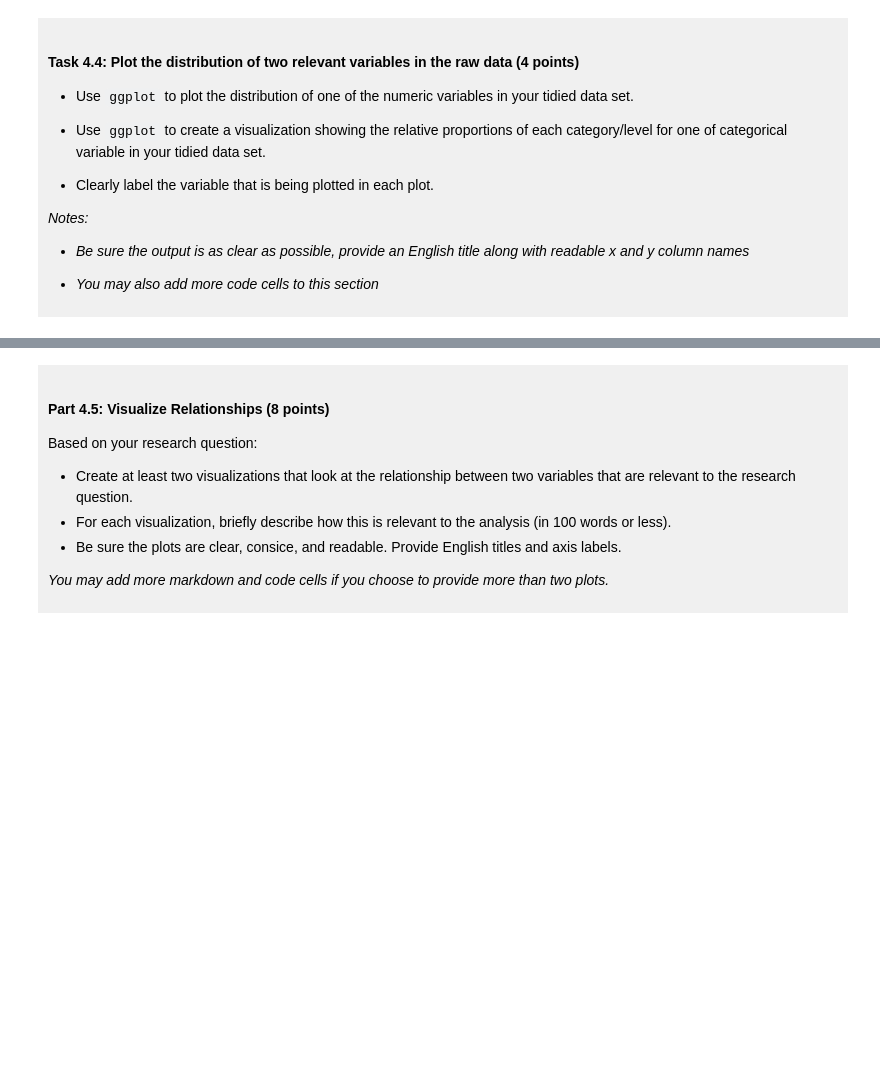
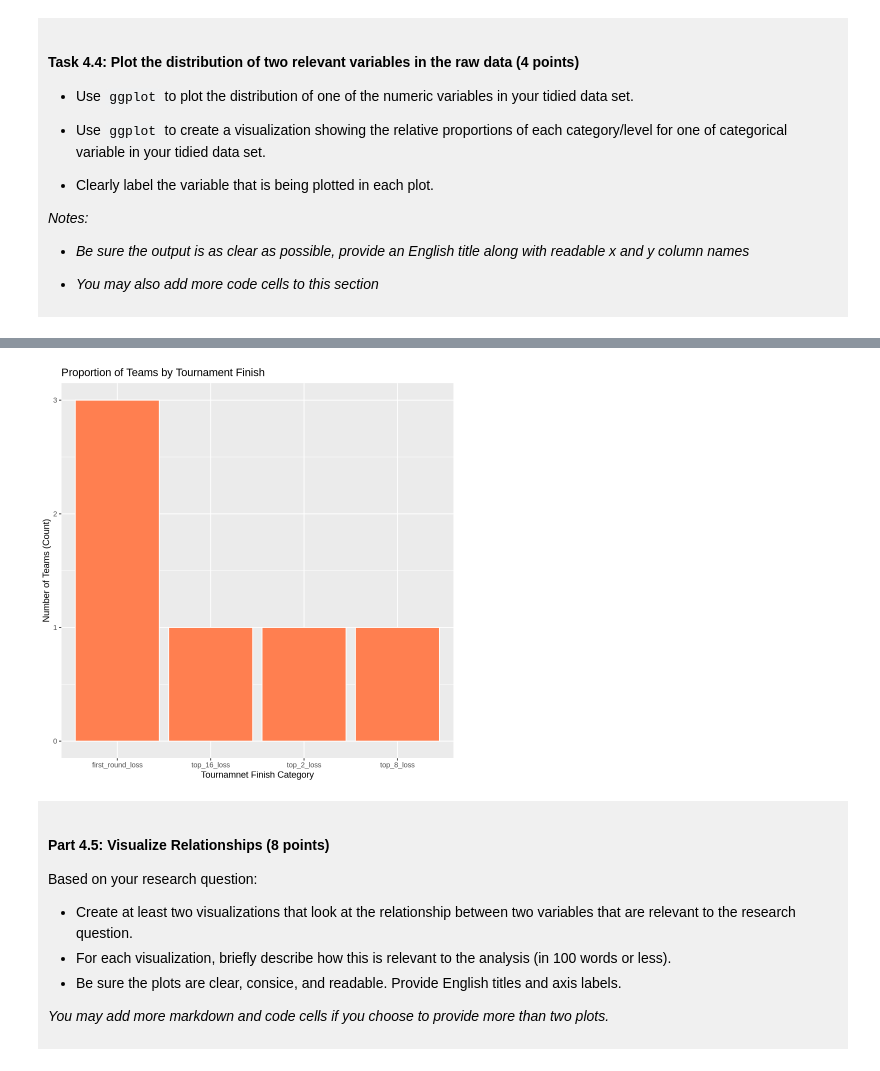
Before and after one commit to isabelleada/dsci-100-project-isabelle-nwokocha, a Jupyter notebook: dsci-100-project-notebook.ipynb, the cells around one changed output, grey strips where cells are left out. Drawn from its saved outputs; the diff is of its cells as text; code cells hidden in the pictures; blank space fills up the shorter version.

```diff
--- a/dsci-100-project-notebook.ipynb
+++ b/dsci-100-project-notebook.ipynb
@@ -261,5 +361,12 @@ You will refine your research question (if needed) and produce a tidy data set.
 # %%
-### EDIT THIS CODE CELL FOR PLOT 2 ###
+tidy_womens_march_madness |>
+        ggplot(aes(x = tourney_finish)) +
+        geom_bar(fill = "coral", color = "white") +
+        labs(title = "Proportion of Teams by Tournament Finish",
+             x = "Tournamnet Finish Category",
+             y = "Number of Teams (Count)")
+# %% [output]
+[figure, added]
 # %% [markdown]
 <div style="background-color: #f0f0f0; padding: 10px;">
 
```
Also changed, not shown: parts of 13 cells of this notebook.
